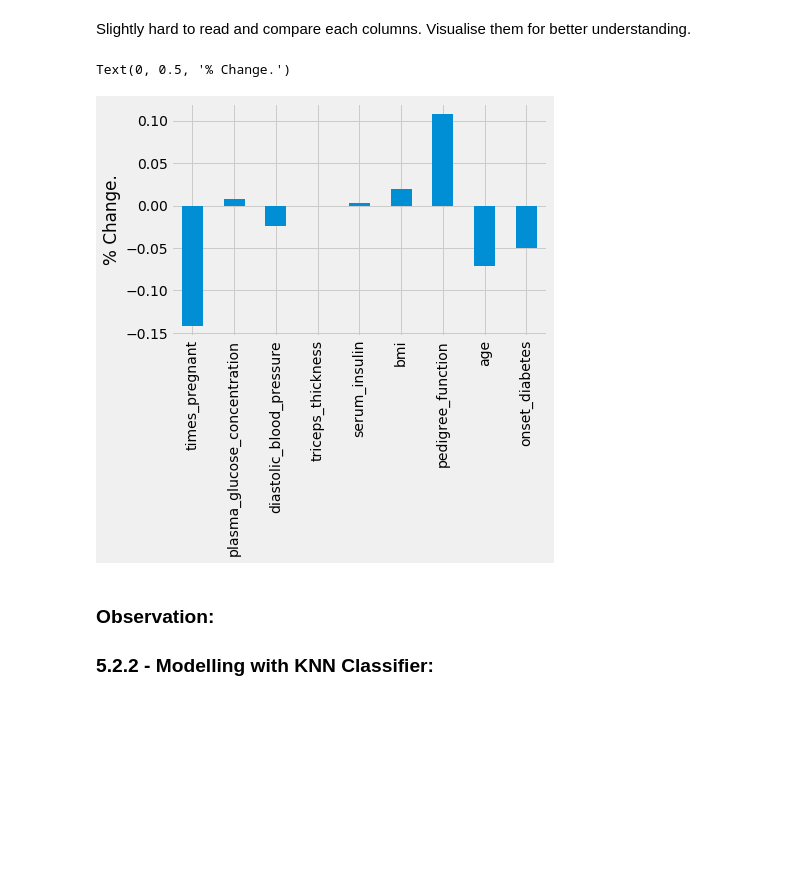
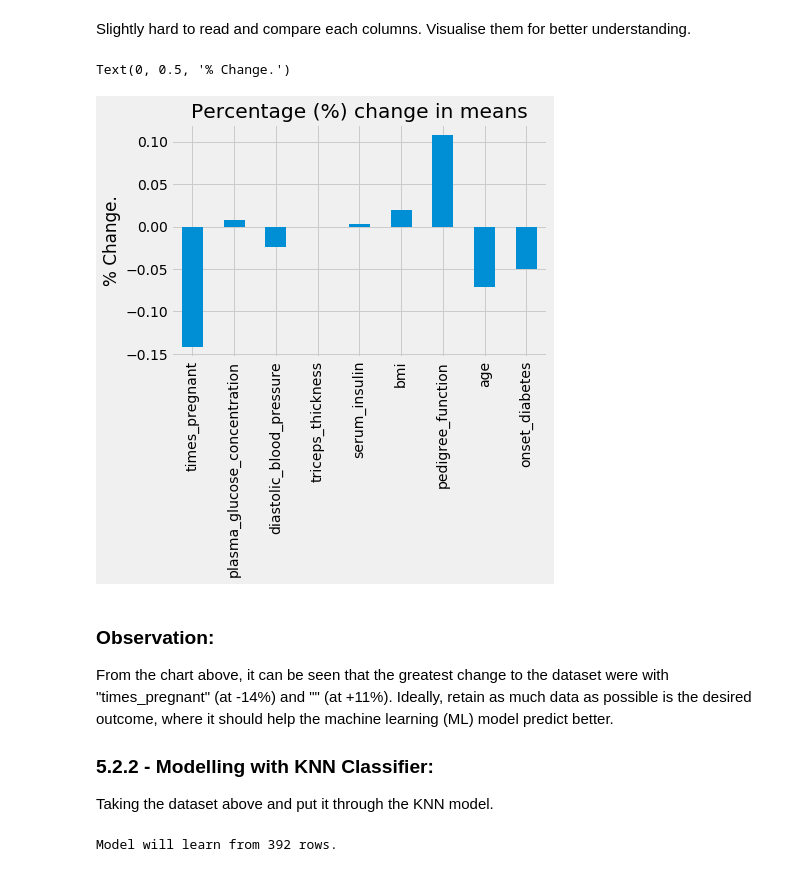
Before and after one commit to ylee9107/FeatureEngineering_myLearning, a Jupyter notebook: 1 - Feature Improvements/Feature Improvement.ipynb, the cells around one changed output. Drawn from its saved outputs; the diff is of its cells as text; code cells hidden in the pictures; blank space fills up the shorter version.

```diff
--- a/1 - Feature Improvements/Feature Improvement.ipynb
+++ b/1 - Feature Improvements/Feature Improvement.ipynb
@@ -444,16 +444,18 @@ Slightly hard to read and compare each columns. Visualise them for better unders
 # %%
 # Find the Percentage (%) change in means:
 percent_chg_mean = (pima_diabetes_dat_dropped.mean() - pima_diabetes_dat.mean()) / pima_diabetes_dat.mean()
 
 # Visualise:
-ax = percent_chg_mean.plot(kind = 'bar')
-title = 'Percentage (%) change in means'
+ax = percent_chg_mean.plot(kind = 'bar', title = 'Percentage (%) change in means')
 ax.set_ylabel('% Change.')
 # %% [output]
 Text(0, 0.5, '% Change.')
-[figure, old version]
+[figure, new version]
-# %% [markdown]
-### Observation:
-
-
-### 5.2.2 - Modelling with KNN Classifier:
+# %% [markdown]
+### Observation:
+
+From the chart above, it can be seen that the greatest change to the dataset were with "times_pregnant" (at -14%) and "" (at +11%). Ideally, retain as much data as possible is the desired outcome, where it should help the machine learning (ML) model predict better.
+
+### 5.2.2 - Modelling with KNN Classifier:
+
+Taking the dataset above and put it through the KNN model.
@@ -459,0 +470,5 @@ Text(0, 0.5, '% Change.')
+# %%
+# Check how many rows the model will be learning from:
+print("Model will learn from {} rows.".format(X_dropped.shape[0]))
+# %% [output]
+Model will learn from 392 rows.
```
Also changed, not shown: parts of 33 cells of this notebook.
